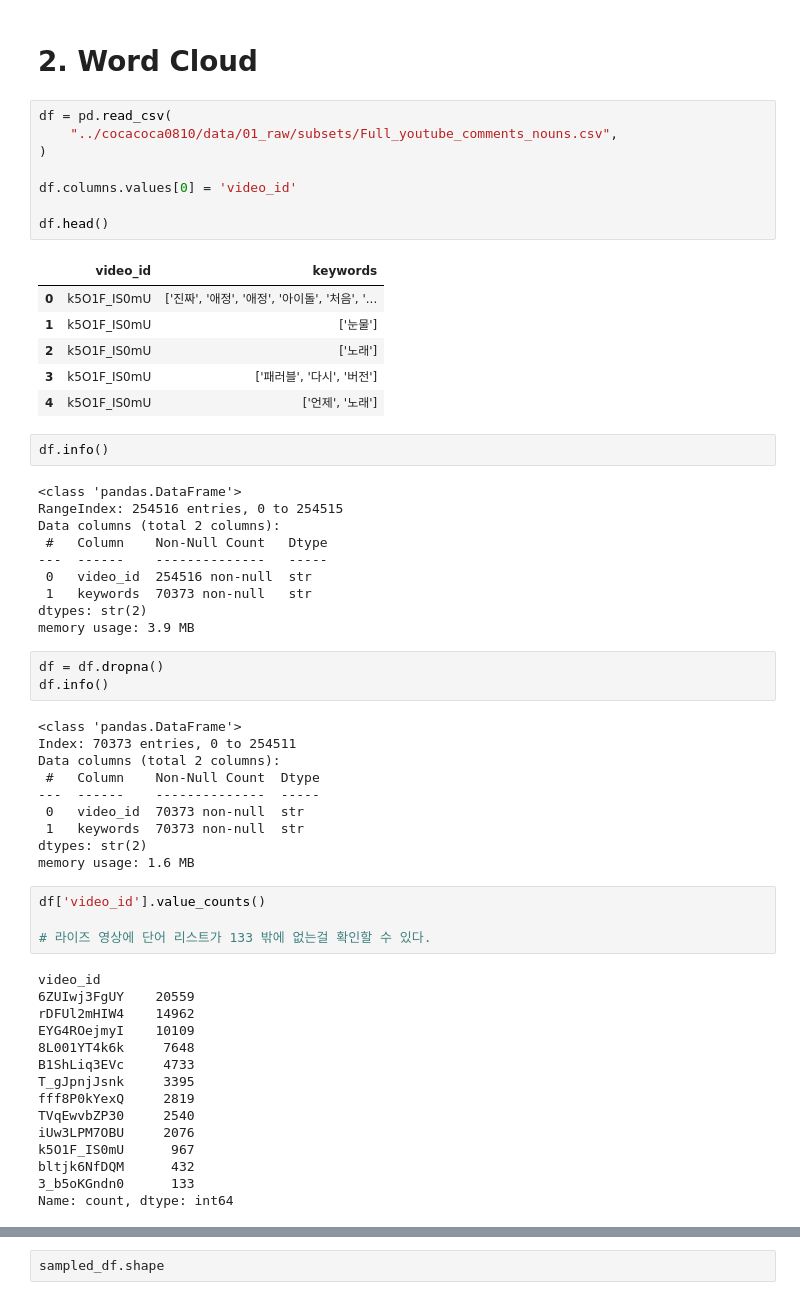
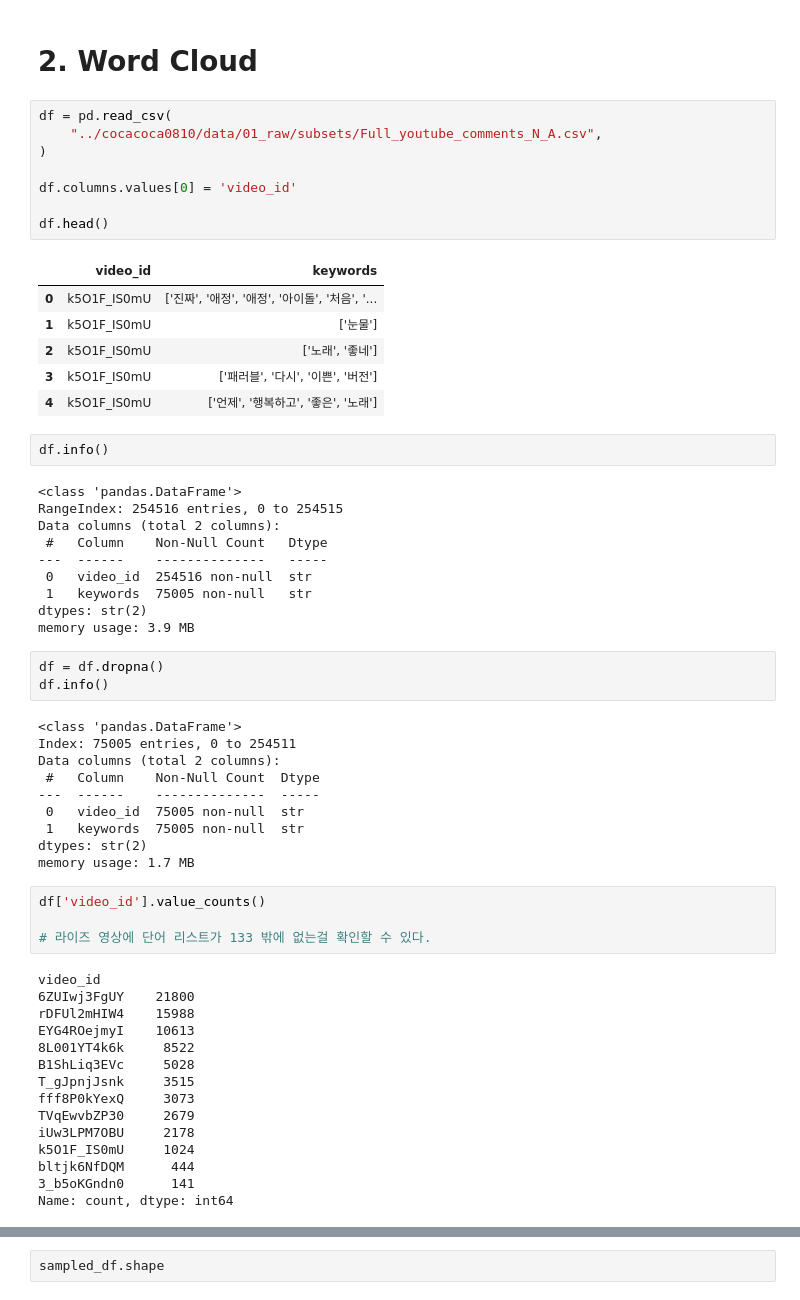
Before and after one commit to PotenUP3-DA-Team4/DA_AI_Jobs, a Jupyter notebook: hanvv3/pj1_grp4-Virtual_vs_Real.ipynb, the cells around one changed output, grey strips where cells are left out. Saved outputs shown, nothing was run; the diff lists cells and outputs as text.

```diff
--- a/hanvv3/pj1_grp4-Virtual_vs_Real.ipynb
+++ b/hanvv3/pj1_grp4-Virtual_vs_Real.ipynb
@@ -113,19 +182,19 @@ sampled_df.shape
 # 2. Word Cloud
 # %%
 df = pd.read_csv(
-    "../cocacoca0810/data/01_raw/subsets/Full_youtube_comments_nouns.csv",
+    "../cocacoca0810/data/01_raw/subsets/Full_youtube_comments_N_A.csv",
 )
 
 df.columns.values[0] = 'video_id'
 
 df.head()
 # %% [output]
 |  | video_id | keywords |
 | 0 | k5O1F_IS0mU | ['진짜', '애정', '애정', '아이돌', '처음', '... |
 | 1 | k5O1F_IS0mU | ['눈물'] |
-| 2 | k5O1F_IS0mU | ['노래'] |
-| 3 | k5O1F_IS0mU | ['패러블', '다시', '버전'] |
-| 4 | k5O1F_IS0mU | ['언제', '노래'] |
+| 2 | k5O1F_IS0mU | ['노래', '좋네'] |
+| 3 | k5O1F_IS0mU | ['패러블', '다시', '이쁜', '버전'] |
+| 4 | k5O1F_IS0mU | ['언제', '행복하고', '좋은', '노래'] |
 # %%
 df.info()
 # %% [output]
@@ -135,7 +204,7 @@ Data columns (total 2 columns):
  #   Column    Non-Null Count   Dtype
 ---  ------    --------------   -----
  0   video_id  254516 non-null  str
- 1   keywords  70373 non-null   str
+ 1   keywords  75005 non-null   str
 dtypes: str(2)
 memory usage: 3.9 MB
 # %%
@@ -143,31 +212,31 @@ df = df.dropna()
 df.info()
 # %% [output]
 <class 'pandas.DataFrame'>
-Index: 70373 entries, 0 to 254511
+Index: 75005 entries, 0 to 254511
 Data columns (total 2 columns):
  #   Column    Non-Null Count  Dtype
 ---  ------    --------------  -----
- 0   video_id  70373 non-null  str
- 1   keywords  70373 non-null  str
+ 0   video_id  75005 non-null  str
+ 1   keywords  75005 non-null  str
 dtypes: str(2)
-memory usage: 1.6 MB
+memory usage: 1.7 MB
 # %%
 df['video_id'].value_counts()
 
 # 라이즈 영상에 단어 리스트가 133 밖에 없는걸 확인할 수 있다.
 # %% [output]
 video_id
-6ZUIwj3FgUY    20559
-rDFUl2mHIW4    14962
-EYG4ROejmyI    10109
-8L001YT4k6k     7648
-B1ShLiq3EVc     4733
-T_gJpnjJsnk     3395
-fff8P0kYexQ     2819
-TVqEwvbZP30     2540
-iUw3LPM7OBU     2076
-k5O1F_IS0mU      967
-bltjk6NfDQM      432
-3_b5oKGndn0      133
+6ZUIwj3FgUY    21800
+rDFUl2mHIW4    15988
+EYG4ROejmyI    10613
+8L001YT4k6k     8522
+B1ShLiq3EVc     5028
+T_gJpnjJsnk     3515
+fff8P0kYexQ     3073
+TVqEwvbZP30     2679
+iUw3LPM7OBU     2178
+k5O1F_IS0mU     1024
+bltjk6NfDQM      444
+3_b5oKGndn0      141
 Name: count, dtype: int64
 # %%
```
Also changed, not shown: parts of 41 cells of this notebook, 5 other files.
